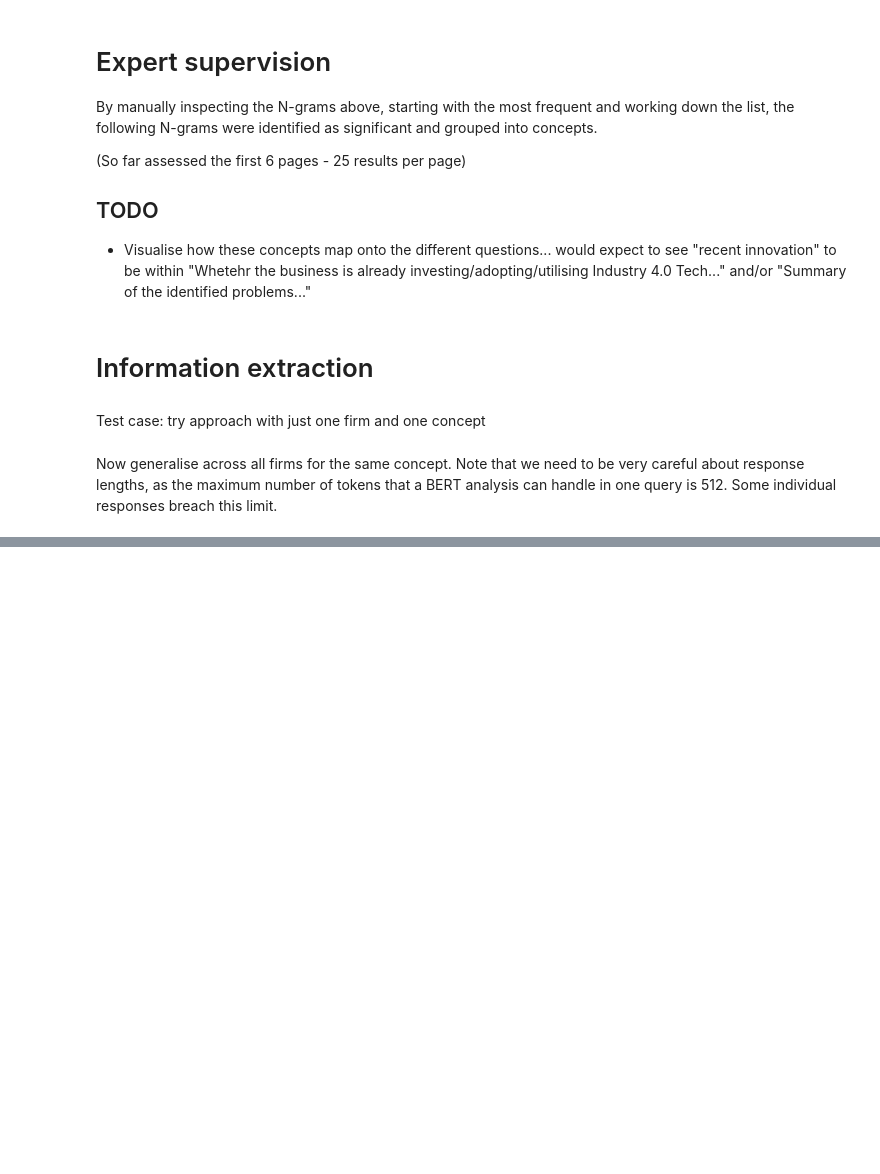
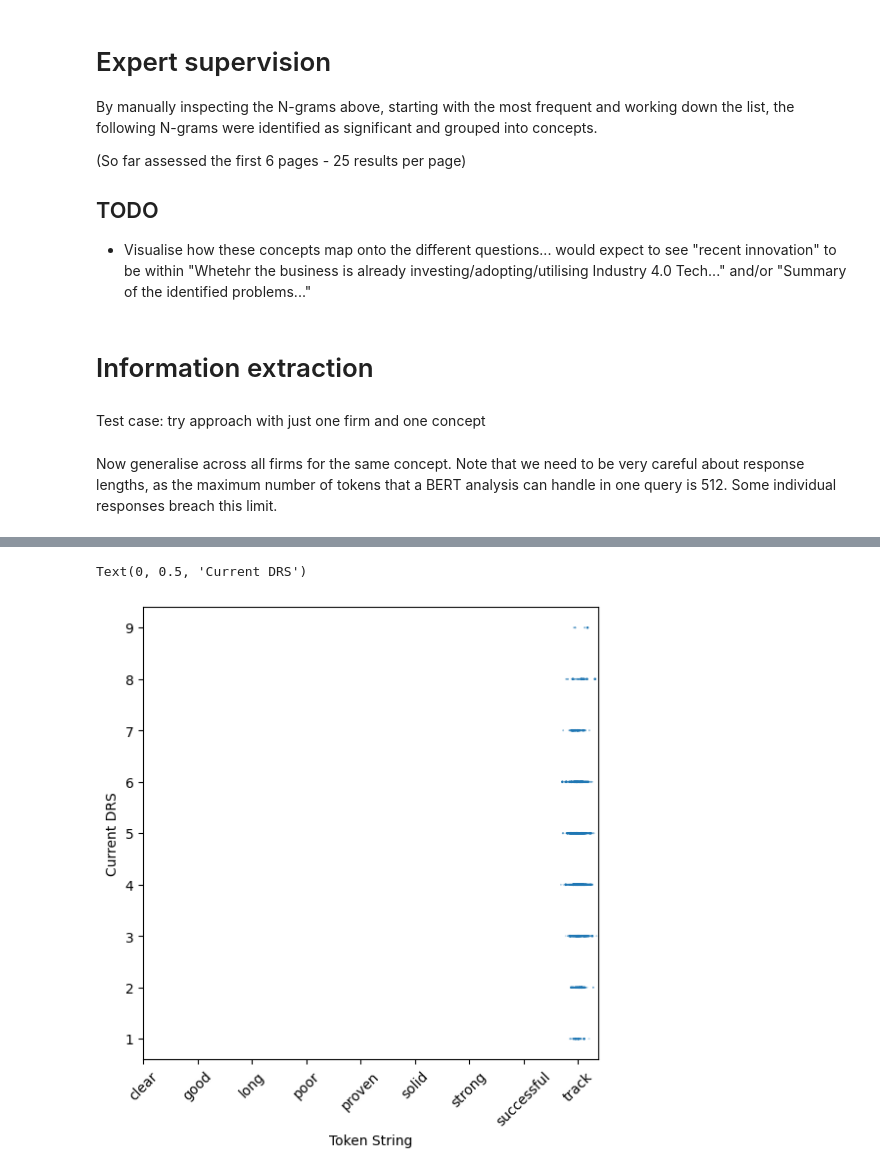
Before and after one commit to roughhawkbit/digi-inno-road-prod, a Jupyter notebook: analysis/6_BERT_approach.ipynb, the cells around one changed output, grey strips where cells are left out. Drawn from its saved outputs; the diff is of its cells as text; code cells hidden in the pictures; blank space fills up the shorter version.

```diff
--- a/analysis/6_BERT_approach.ipynb
+++ b/analysis/6_BERT_approach.ipynb
@@ -210,0 +245,5 @@ recent_innovation_df
+# %%
+fig_df = recent_innovation_df[['Token Str', 'Current DRS', 'Score']].dropna()
+fig_df['x'] = fig_df['Token Str'].apply(lambda ts: token_strings.index(ts) + 1)
+fig_df['x'] = rand_jitter(fig_df['x'].to_numpy(), stdev=0.1)
+fig_df
@@ -210,0 +264,9 @@ recent_innovation_df
+# %%
+fig, ax = matplotlib.pyplot.subplots(figsize=(6,6))
+ax.scatter(fig_df['x'], fig_df['Current DRS'], s=fig_df['Score'])
+ax.set_xticks(range(1, len(token_strings)+1), labels=token_strings, rotation=45)
+ax.set_xlabel('Token String')
+ax.set_ylabel('Current DRS')
+# %% [output]
+Text(0, 0.5, 'Current DRS')
+[figure, added]
```
Also changed, not shown: parts of 10 cells of this notebook.
